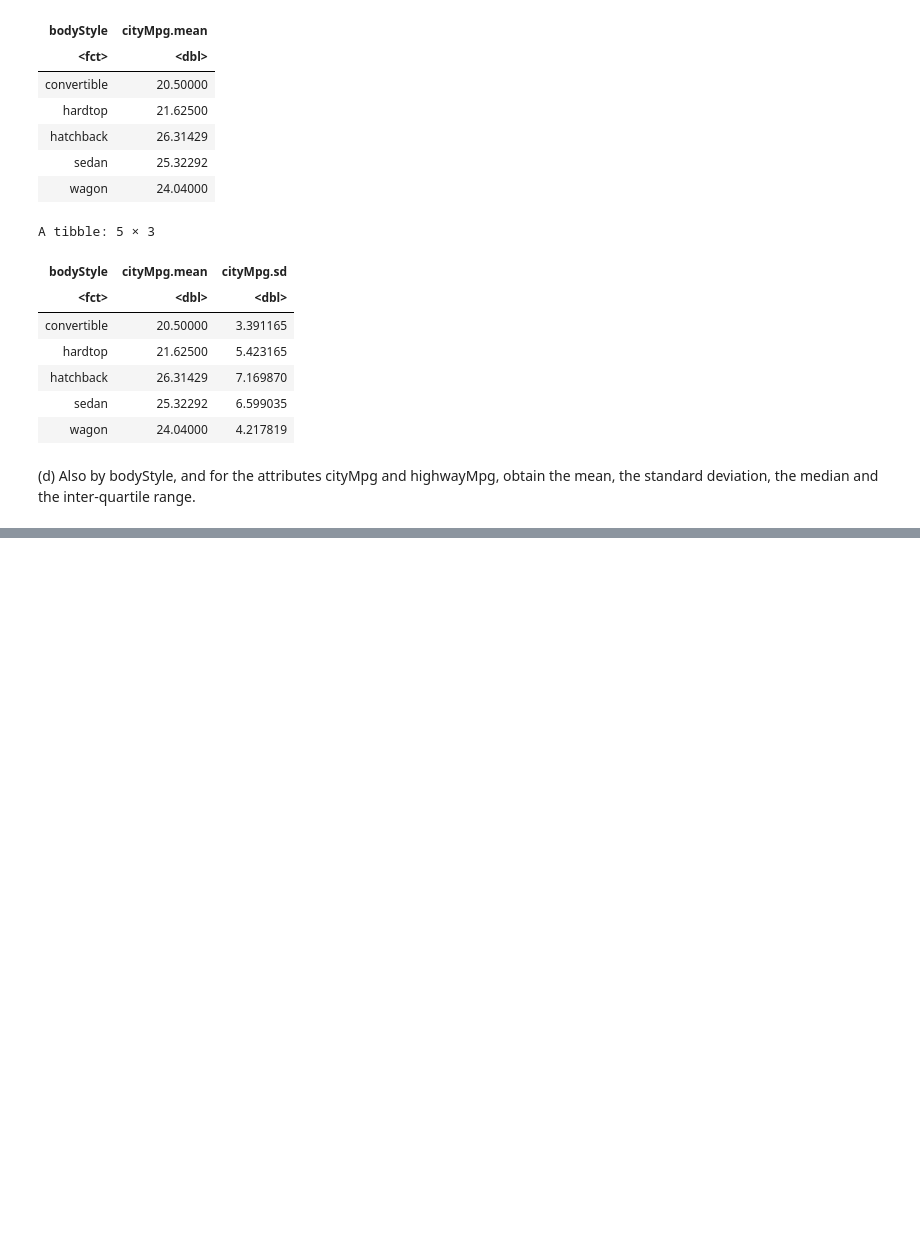
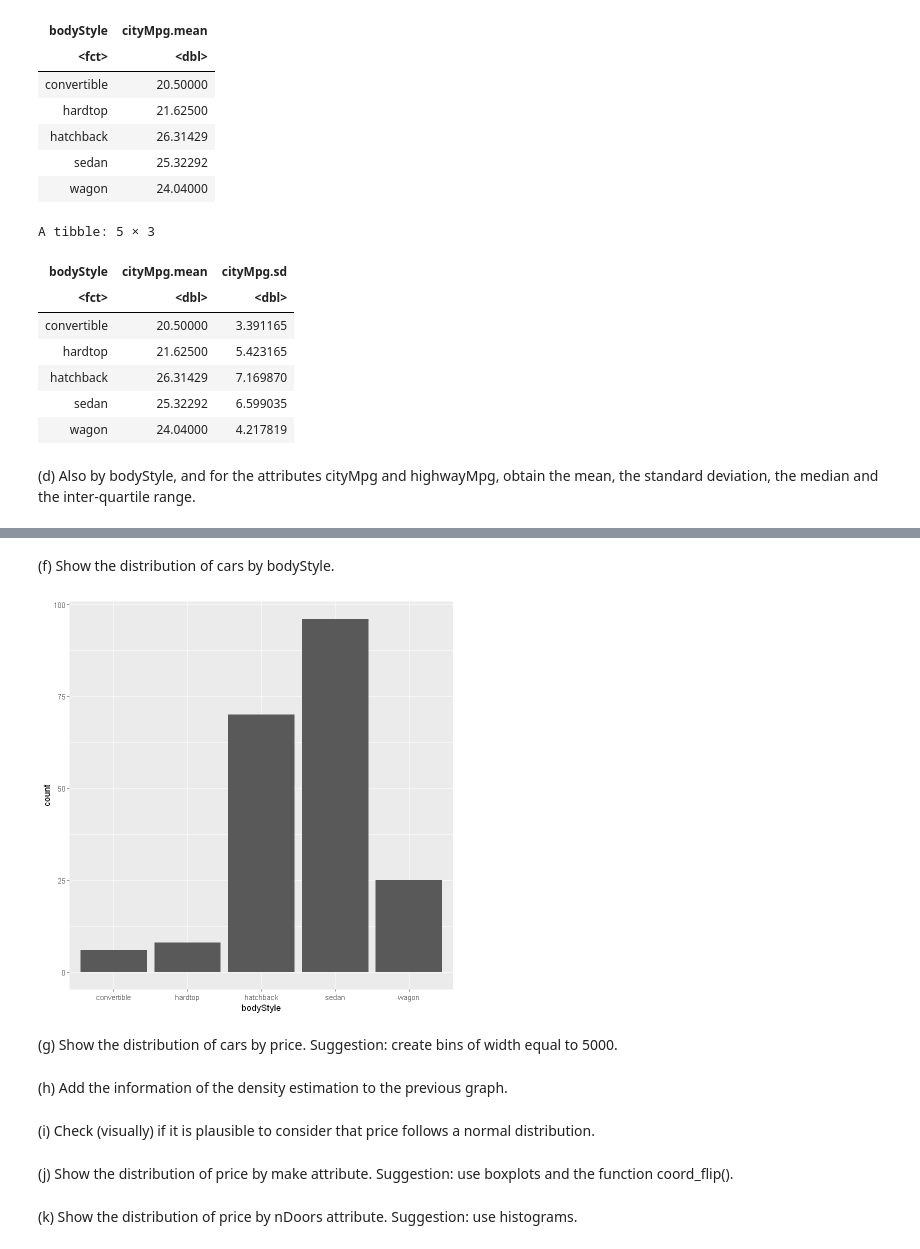
Before and after one commit to IGRA27/Data-Mining-and-Machine-Learning-, a Jupyter notebook: Deberes/3 Hands On Data Exploration/notebook/3HandsOnData Exploration.ipynb, the cells around one changed output, grey strips where cells are left out. Saved outputs shown, nothing was run; the diff lists cells and outputs as text; code cells hidden in the pictures; blank space fills up the shorter version.

```diff
--- a/Deberes/3 Hands On Data Exploration/notebook/3HandsOnData Exploration.ipynb
+++ b/Deberes/3 Hands On Data Exploration/notebook/3HandsOnData Exploration.ipynb
@@ -139,0 +175,16 @@ A tibble: 5 × 3
+# %% [markdown]
+(f) Show the distribution of cars by bodyStyle.
+# %%
+ggplot(carIns_final, aes(x=bodyStyle))+geom_bar()
+# %% [output]
+[figure, added]
+# %% [markdown]
+(g) Show the distribution of cars by price. Suggestion: create bins of width equal to 5000.
+# %% [markdown]
+(h) Add the information of the density estimation to the previous graph.
+# %% [markdown]
+(i) Check (visually) if it is plausible to consider that price follows a normal distribution.
+# %% [markdown]
+(j) Show the distribution of price by make attribute. Suggestion: use boxplots and the function coord_flip().
+# %% [markdown]
+(k) Show the distribution of price by nDoors attribute. Suggestion: use histograms.
```
Also changed, not shown: parts of 9 cells of this notebook.
